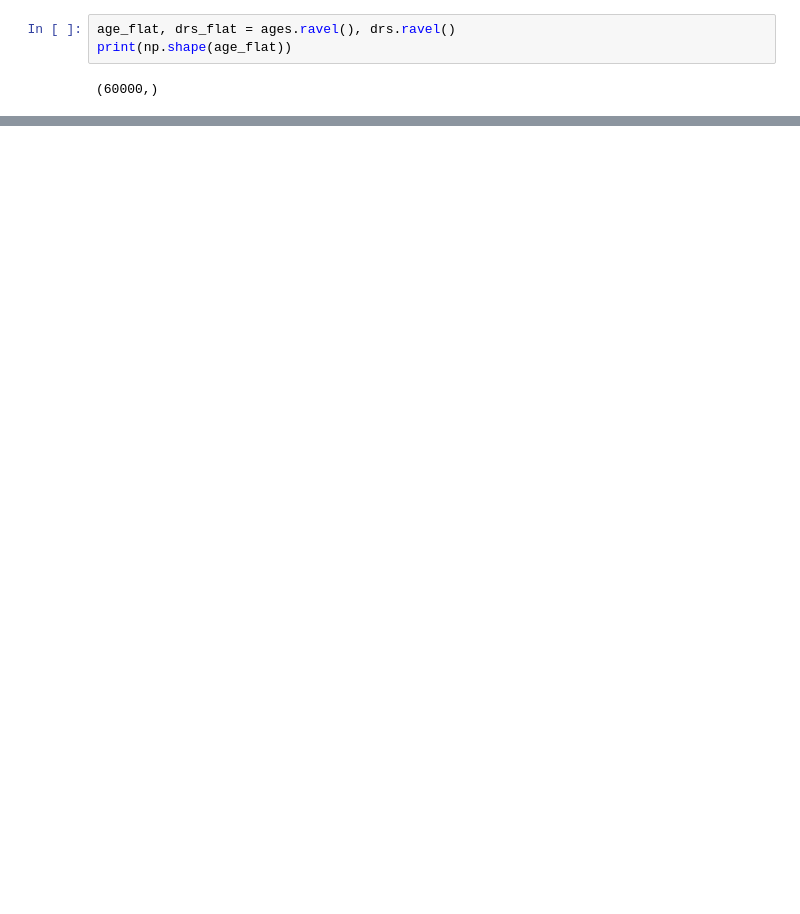
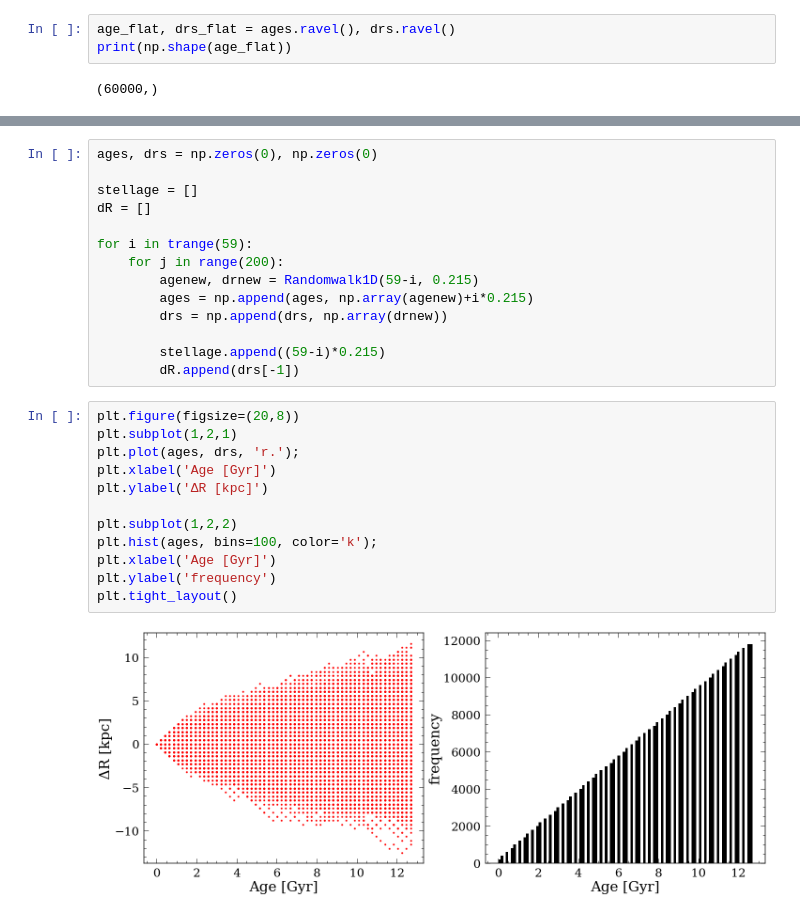
Before and after one commit to lyx12311/Subdiffusion, a Jupyter notebook: RandomWalkPower.ipynb, the cells around one changed output, grey strips where cells are left out. Drawn from its saved outputs; the diff is of its cells as text; blank space fills up the shorter version.

```diff
--- a/RandomWalkPower.ipynb
+++ b/RandomWalkPower.ipynb
@@ -110,0 +192,28 @@ plt.legend(loc=3)
+# %%
+ages, drs = np.zeros(0), np.zeros(0)
+
+stellage = []
+dR = []
+
+for i in trange(59):
+    for j in range(200):
+        agenew, drnew = Randomwalk1D(59-i, 0.215)
+        ages = np.append(ages, np.array(agenew)+i*0.215)
+        drs = np.append(drs, np.array(drnew))
+
+        stellage.append((59-i)*0.215)
+        dR.append(drs[-1])
+# %%
+plt.figure(figsize=(20,8))
+plt.subplot(1,2,1)
+plt.plot(ages, drs, 'r.');
+plt.xlabel('Age [Gyr]')
+plt.ylabel('ΔR [kpc]')
+
+plt.subplot(1,2,2)
+plt.hist(ages, bins=100, color='k');
+plt.xlabel('Age [Gyr]')
+plt.ylabel('frequency')
+plt.tight_layout()
+# %% [output]
+[figure, added]
```
Also changed, not shown: parts of 14 cells of this notebook.
